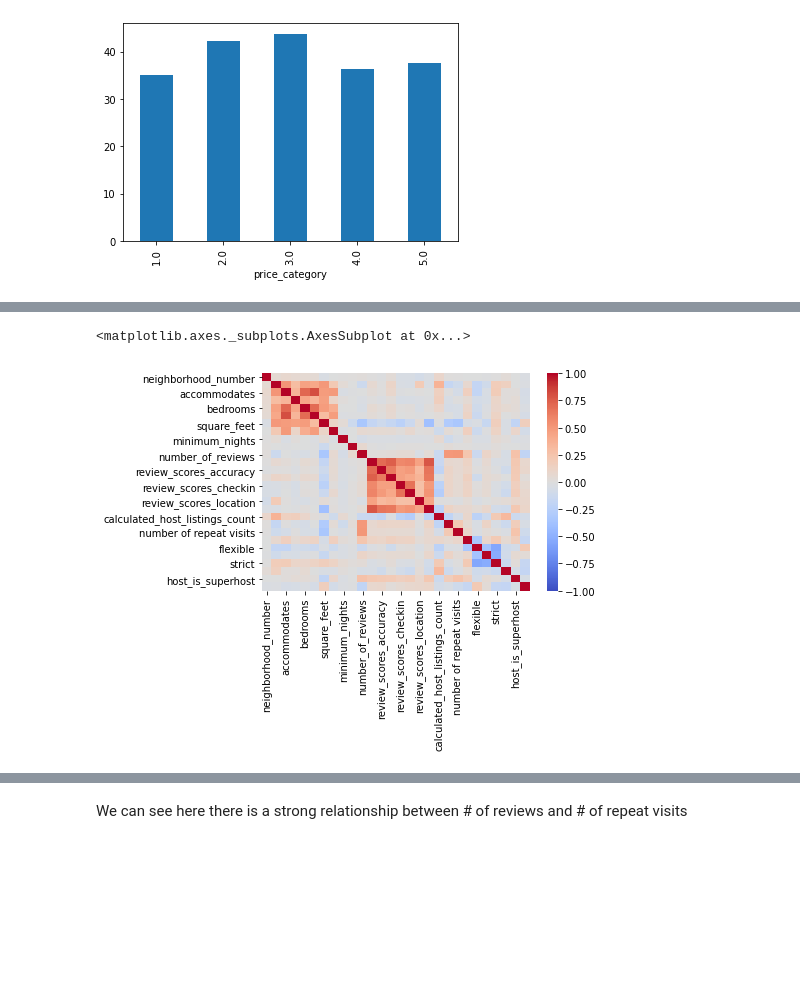
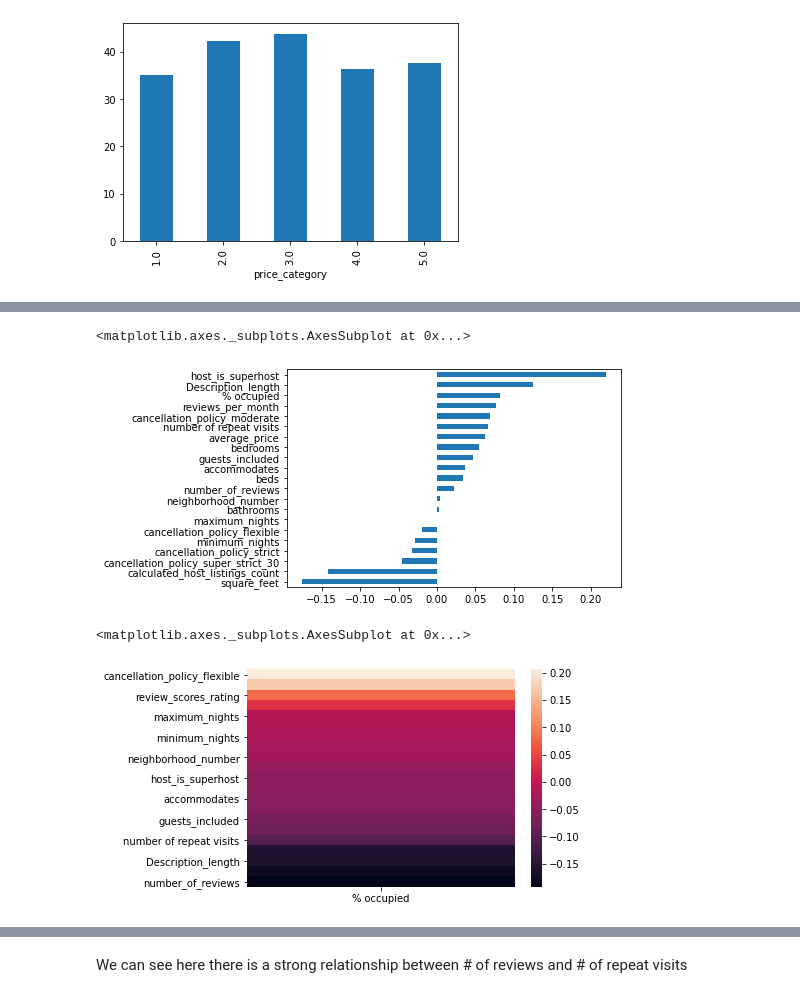
Before and after one commit to ogurashi/Boston-AirBnB-Analysis, a Jupyter notebook: rentals.ipynb, the cells around one changed output, grey strips where cells are left out. Cells and saved outputs as stored; diff of their text form; code cells hidden in the pictures; blank space fills up the shorter version.

```diff
--- a/rentals.ipynb
+++ b/rentals.ipynb
@@ -293,3 +295,8 @@ def dummy_column_creator(df,column_name,dummyna=True,drop_first = True,remove_co
+# %%
+#remove dollar signs, commas, decimal points, and transform into integer
+listings.loc[:,'price'] = listings['price'].apply(lambda x: x.replace('$',''))
+listings.loc[:,'price'] = listings['price'].apply(lambda x: x.replace(',',''))
+listings.loc[:,'price'] = listings['price'].apply(lambda x: int(x.split('.')[0]))
 # %%
 # Creating the features
 #1) number of reviews
@@ -312,7 +319,7 @@ listings['Description_length'] = listings['description'].apply(lambda x: len(x.s
 
 #5) Cancellation policy
 
-cancellation_policy = pd.get_dummies(listings['cancellation_policy'],drop_first = False)
+cancellation_policy = pd.get_dummies(listings['cancellation_policy'],prefix = 'cancellation_policy',drop_first = False)
 listings = pd.concat([listings.loc[:,listings.columns != 'cancellation_policy'],cancellation_policy],axis = 1)
 
 #6) Superhost status
@@ -617,3 +650,3 @@ Maybe look at how room type influences review category as well
 # %%
 boxes = [np.quantile(listings['review_scores_rating'].dropna(),i) for i in [.26,.35,.46,.56,.66,.76,.86]]
-listings['review_scores_rating_category'] = listings['review_scores_rating'].apply(lambda entry: category_mapping(entry,boxes))
+temp_listings['review_scores_rating_category'] = listings['review_scores_rating'].apply(lambda entry: category_mapping(entry,boxes))
@@ -743,10 +729,29 @@ numerical_listings[columns_to_investigate].corr()['% occupied'].drop('% occupied
+# %%
+columns_to_investigate = ['neighborhood_number','average_price','accommodates',
+       'bathrooms', 'bedrooms', 'beds', 'square_feet', 'guests_included',
+       'minimum_nights', 'maximum_nights',
+       'number_of_reviews', 'calculated_host_listings_count','review_scores_rating',
+       'reviews_per_month', 'number of repeat visits', 'Description_length',
+       'cancellation_policy_flexible', 'cancellation_policy_moderate', 'cancellation_policy_strict', 'cancellation_policy_super_strict_30','host_is_superhost', '% occupied']
+numerical_listings[columns_to_investigate].corr()['review_scores_rating'].drop('review_scores_rating').sort_values().plot(kind = 'barh')
+# %% [output]
+<matplotlib.axes._subplots.AxesSubplot at 0x...>
+[figure, added]
 # %%
 #based on https://towardsdatascience.com/formatting-tips-for-correlation-heatmaps-in-seaborn-4478ef15d87f
 myBasicCorr = numerical_listings[columns_to_investigate].corr()
 
 #mask = np.zeros(myBasicCorr.shape, dtype=bool)
 #mask[np.triu_indices(len(mask))] = True
-sns.heatmap(myBasicCorr,vmin = -1, vmax = 1, center = 0, cmap = 'coolwarm')#, mask = mask)
+columns_to_investigate = ['neighborhood_number','average_price','accommodates',
+       'bathrooms', 'bedrooms', 'beds', 'square_feet', 'guests_included',
+       'minimum_nights', 'maximum_nights',
+       'number_of_reviews', 'calculated_host_listings_count','review_scores_rating',
+       'reviews_per_month', 'number of repeat visits', 'Description_length',
+       'cancellation_policy_flexible', 'cancellation_policy_moderate', 'cancellation_policy_strict',
+                          'cancellation_policy_super_strict_30','host_is_superhost', '% occupied']
+
+sns.heatmap(myBasicCorr[['% occupied']].drop('% occupied',axis = 0).sort_values(by = '% occupied',ascending=False))
 # %% [output]
 <matplotlib.axes._subplots.AxesSubplot at 0x...>
-[figure, old version]
+[figure, new version]
```
Also changed, not shown: parts of 28 cells of this notebook.
